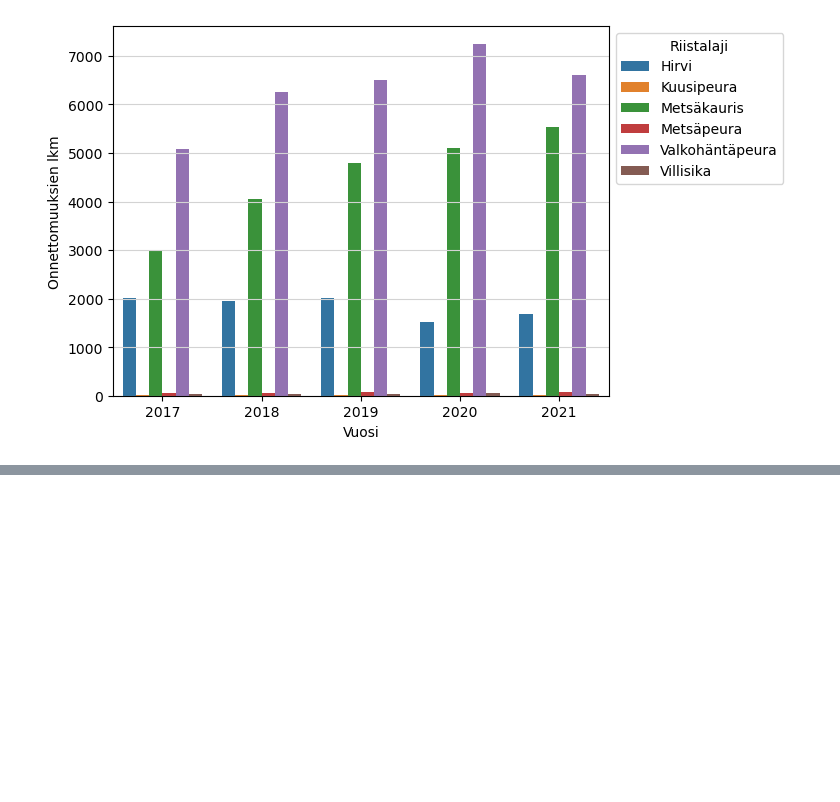
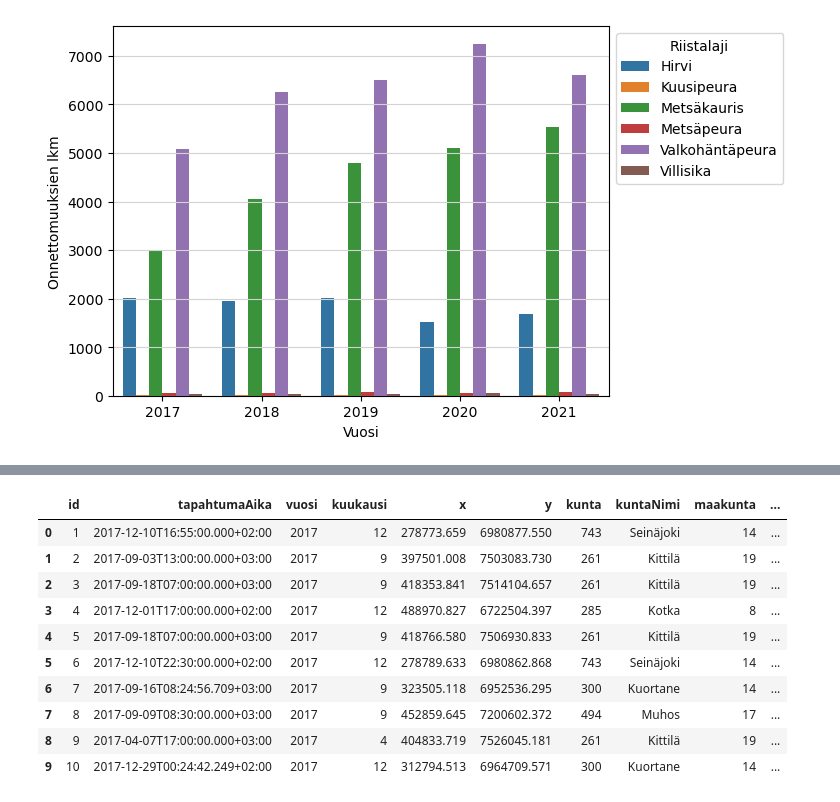
Before and after one commit to SallaLipasti/riistaonnettomuudet, a Jupyter notebook: datan_analysointi.ipynb, the cells around one changed output, grey strips where cells are left out. Cells and saved outputs as stored; diff of their text form; code cells hidden in the pictures; blank space fills up the shorter version.

```diff
--- a/datan_analysointi.ipynb
+++ b/datan_analysointi.ipynb
@@ -179,0 +241,17 @@ Kaavoista nähdään, että riistaonnettomuudet ovat kasvaneet tarkastelujakson
+# %%
+# Muodostetaan datakehikko 'df2', jossa valkohäntäpeura, metsäkauris ja hirvi mukana riistaonnettomuuksissa:
+df2 = df[df['riistalajiNimi'].isin(['Valkohäntäpeura', 'Metsäkauris', 'Hirvi'])]
+
+# df2.head(10)
+# %% [output]
+|  | id | tapahtumaAika | vuosi | kuukausi | x | y | kunta | kuntaNimi | maakunta | ... |
+| 0 | 1 | 2017-12-10T16:55:00.000+02:00 | 2017 | 12 | 278773.659 | 6980877.550 | 743 | Seinäjoki | 14 | ... |
+| 1 | 2 | 2017-09-03T13:00:00.000+03:00 | 2017 | 9 | 397501.008 | 7503083.730 | 261 | Kittilä | 19 | ... |
+| 2 | 3 | 2017-09-18T07:00:00.000+03:00 | 2017 | 9 | 418353.841 | 7514104.657 | 261 | Kittilä | 19 | ... |
+| 3 | 4 | 2017-12-01T17:00:00.000+02:00 | 2017 | 12 | 488970.827 | 6722504.397 | 285 | Kotka | 8 | ... |
+| 4 | 5 | 2017-09-18T07:00:00.000+03:00 | 2017 | 9 | 418766.580 | 7506930.833 | 261 | Kittilä | 19 | ... |
+| 5 | 6 | 2017-12-10T22:30:00.000+02:00 | 2017 | 12 | 278789.633 | 6980862.868 | 743 | Seinäjoki | 14 | ... |
+| 6 | 7 | 2017-09-16T08:24:56.709+03:00 | 2017 | 9 | 323505.118 | 6952536.295 | 300 | Kuortane | 14 | ... |
+| 7 | 8 | 2017-09-09T08:30:00.000+03:00 | 2017 | 9 | 452859.645 | 7200602.372 | 494 | Muhos | 17 | ... |
+| 8 | 9 | 2017-04-07T17:00:00.000+03:00 | 2017 | 4 | 404833.719 | 7526045.181 | 261 | Kittilä | 19 | ... |
+| 9 | 10 | 2017-12-29T00:24:42.249+02:00 | 2017 | 12 | 312794.513 | 6964709.571 | 300 | Kuortane | 14 | ... |
```
Also changed, not shown: parts of 13 cells of this notebook.
